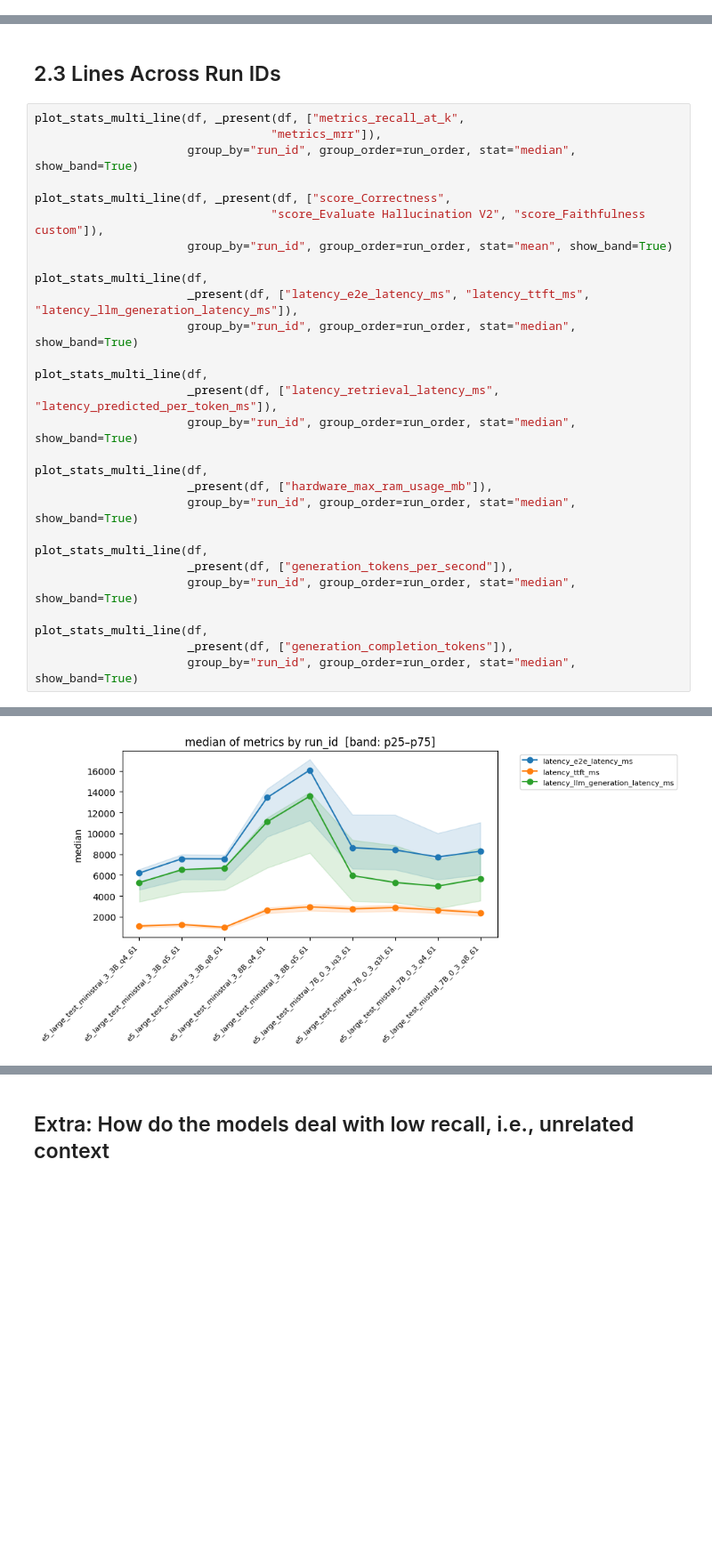
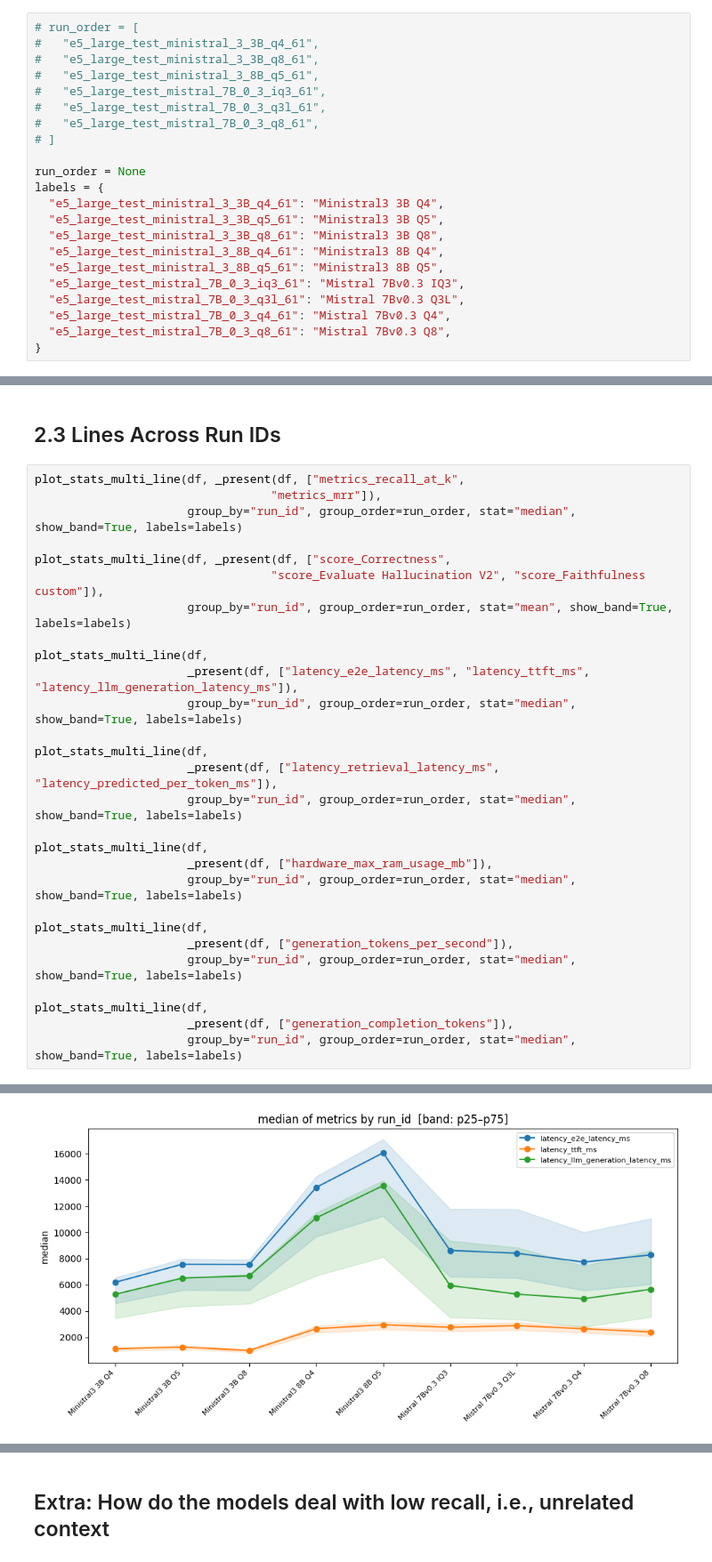
Before and after one commit to n-ploch/on-device-rag-performance, a Jupyter notebook: notebooks/01_explore_metrics.ipynb, the cells around one changed output, grey strips where cells are left out. Shown at 89% size. Drawn from its saved outputs; the diff is of its cells as text; blank space fills up the shorter version.

```diff
--- a/notebooks/01_explore_metrics.ipynb
+++ b/notebooks/01_explore_metrics.ipynb
@@ -256,3 +245,25 @@ run_order = None
+# %%
+# run_order = [
+#   "e5_large_test_ministral_3_3B_q4_61",
+#   "e5_large_test_ministral_3_3B_q8_61",
+#   "e5_large_test_ministral_3_8B_q5_61",
+#   "e5_large_test_mistral_7B_0_3_iq3_61",
+#   "e5_large_test_mistral_7B_0_3_q3l_61",
+#   "e5_large_test_mistral_7B_0_3_q8_61",
+# ]
+
+run_order = None
+labels = {
+  "e5_large_test_ministral_3_3B_q4_61": "Ministral3 3B Q4",
+  "e5_large_test_ministral_3_3B_q5_61": "Ministral3 3B Q5",
+  "e5_large_test_ministral_3_3B_q8_61": "Ministral3 3B Q8",
+  "e5_large_test_ministral_3_8B_q4_61": "Ministral3 8B Q4",
+  "e5_large_test_ministral_3_8B_q5_61": "Ministral3 8B Q5",
+  "e5_large_test_mistral_7B_0_3_iq3_61": "Mistral 7Bv0.3 IQ3",
+  "e5_large_test_mistral_7B_0_3_q3l_61": "Mistral 7Bv0.3 Q3L",
+  "e5_large_test_mistral_7B_0_3_q4_61": "Mistral 7Bv0.3 Q4",
+  "e5_large_test_mistral_7B_0_3_q8_61": "Mistral 7Bv0.3 Q8",
+}
 # %% [markdown]
 ## 2.1  Mean Metrics per Run ID
 # %%
@@ -297,29 +314,29 @@ plot_boxplots(df, GENERATION_QUALITY_COLS,
 # %%
 plot_stats_multi_line(df, _present(df, ["metrics_recall_at_k",
                                   "metrics_mrr"]),
-                      group_by="run_id", group_order=run_order, stat="median", show_band=True)
+                      group_by="run_id", group_order=run_order, stat="median", show_band=True, labels=labels)
 
 plot_stats_multi_line(df, _present(df, ["score_Correctness",
                                   "score_Evaluate Hallucination V2", "score_Faithfulness custom"]),
-                      group_by="run_id", group_order=run_order, stat="mean", show_band=True)
+                      group_by="run_id", group_order=run_order, stat="mean", show_band=True, labels=labels)
 
 plot_stats_multi_line(df,
                       _present(df, ["latency_e2e_latency_ms", "latency_ttft_ms", "latency_llm_generation_latency_ms"]),
-                      group_by="run_id", group_order=run_order, stat="median", show_band=True)
+                      group_by="run_id", group_order=run_order, stat="median", show_band=True, labels=labels)
 
 plot_stats_multi_line(df,
                       _present(df, ["latency_retrieval_latency_ms", "latency_predicted_per_token_ms"]),
-                      group_by="run_id", group_order=run_order, stat="median", show_band=True)
+                      group_by="run_id", group_order=run_order, stat="median", show_band=True, labels=labels)
 
 plot_stats_multi_line(df,
                       _present(df, ["hardware_max_ram_usage_mb"]),
-                      group_by="run_id", group_order=run_order, stat="median", show_band=True)
+                      group_by="run_id", group_order=run_order, stat="median", show_band=True, labels=labels)
 
 plot_stats_multi_line(df,
                       _present(df, ["generation_tokens_per_second"]),
-                      group_by="run_id", group_order=run_order, stat="median", show_band=True)
+                      group_by="run_id", group_order=run_order, stat="median", show_band=True, labels=labels)
 
 plot_stats_multi_line(df,
                       _present(df, ["generation_completion_tokens"]),
-                      group_by="run_id", group_order=run_order, stat="median", show_band=True)
+                      group_by="run_id", group_order=run_order, stat="median", show_band=True, labels=labels)
 # %% [output]
@@ -328 +345 @@ plot_stats_multi_line(df,
-[figure, old version]
+[figure, new version]
```
Also changed, not shown: parts of 5 cells of this notebook, 1 other file.
